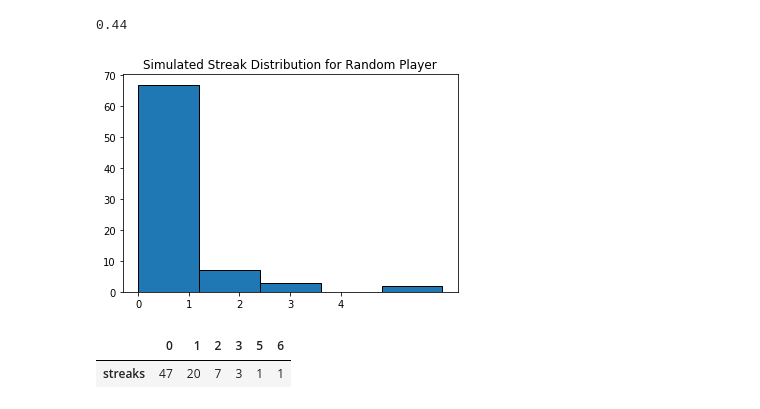
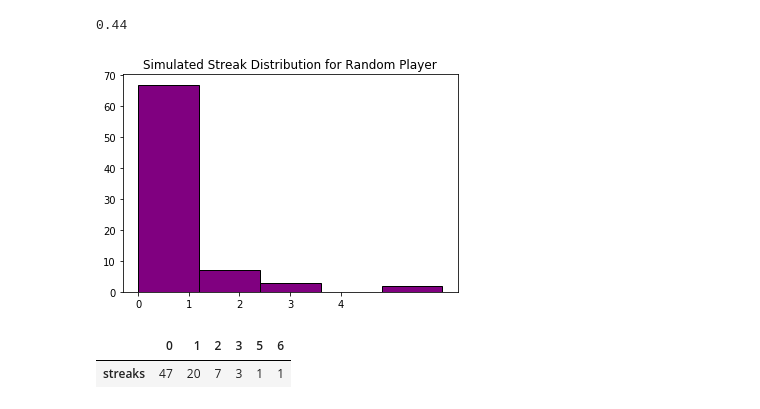
Before and after one commit to jessimk/hothand, a Jupyter notebook: kobe_hothand_python.ipynb, the cells around one changed output. Drawn from its saved outputs; the diff is of its cells as text; code cells hidden in the pictures.

```diff
--- a/kobe_hothand_python.ipynb
+++ b/kobe_hothand_python.ipynb
@@ -152,12 +152,12 @@ for j in range(len(player_1)):
 player_1_streak = calc_streak(player_1)
 player_1_streak = pd.DataFrame(player_1_streak, columns=["streaks"])
 # %%
-plt.hist(player_1_streak.streaks, bins=5, edgecolor='black', linewidth=1)
+plt.hist(player_1_streak.streaks, bins=5, edgecolor='black', linewidth=1, color="violet")
 plt.xticks(range(0,5))
 plt.title("Simulated Streak Distribution for Random Player")
 plt.show()
 # %% [output]
-[figure, old version]
+[figure, new version]
 # %%
 pd.DataFrame(player_1_streak.streaks.value_counts().sort_index()).T
 # %% [output]
```
Also changed, not shown: parts of 3 cells of this notebook.
